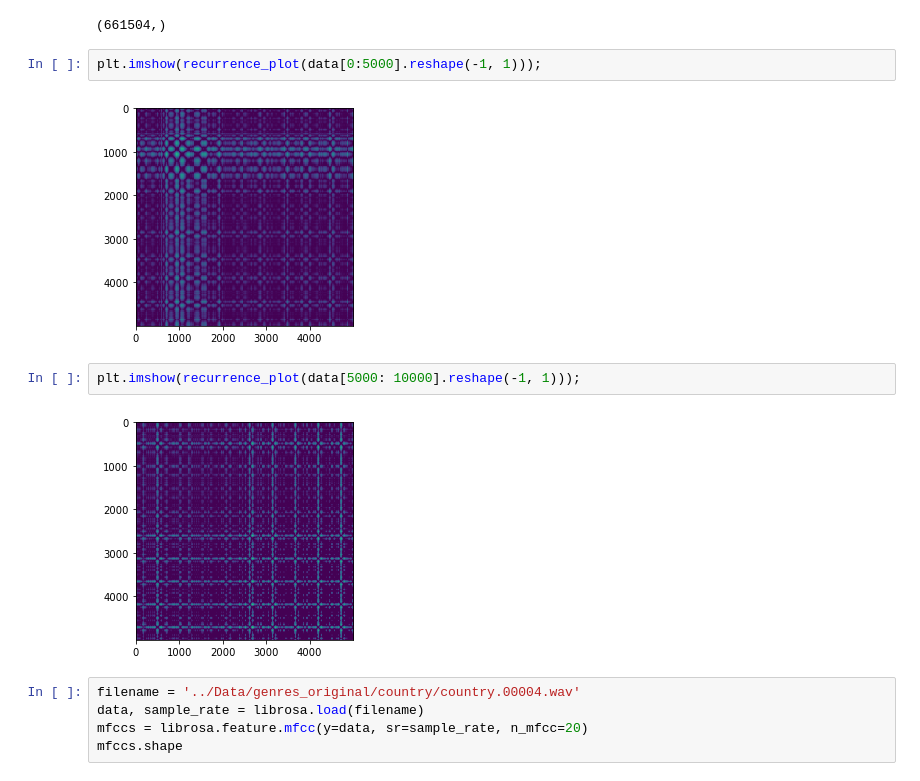
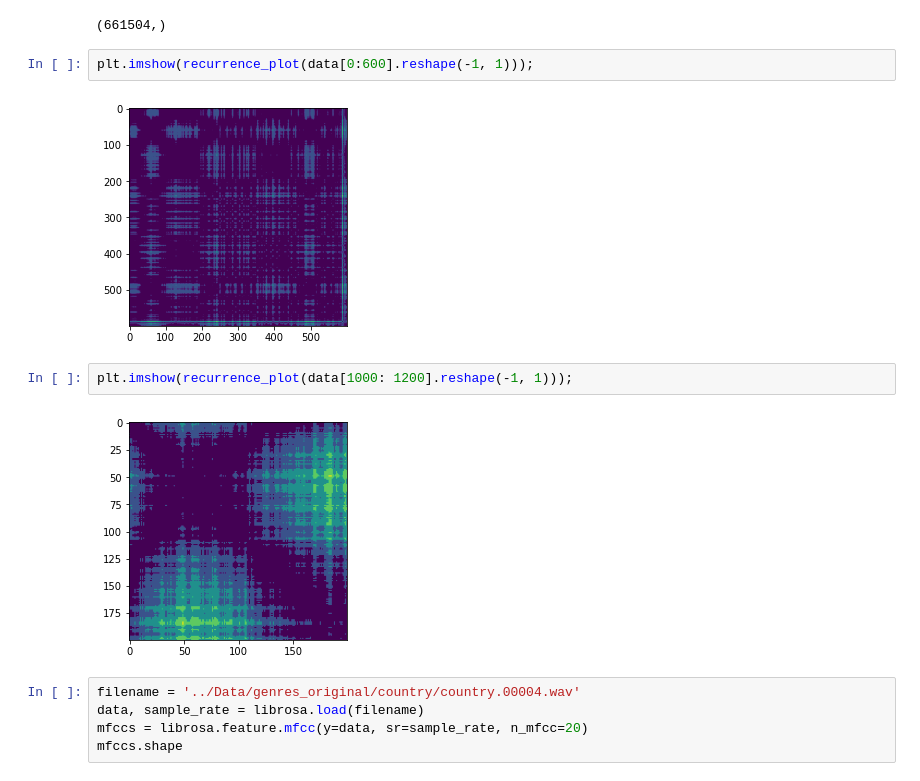
Before and after one commit to Nihal-Srivastava05/Music-Genre-Classification-GTZAN, a Jupyter notebook: Notebooks/EDA.ipynb, the cells around one changed output. Cells and saved outputs as stored; diff of their text form.

```diff
--- a/Notebooks/EDA.ipynb
+++ b/Notebooks/EDA.ipynb
@@ -200,13 +200,13 @@ data.shape
 # %% [output]
 (661504,)
 # %%
-plt.imshow(recurrence_plot(data[0:5000].reshape(-1, 1)));
+plt.imshow(recurrence_plot(data[0:600].reshape(-1, 1)));
 # %% [output]
-[figure, old version]
+[figure, new version]
 # %%
-plt.imshow(recurrence_plot(data[5000: 10000].reshape(-1, 1)));
+plt.imshow(recurrence_plot(data[1000: 1200].reshape(-1, 1)));
 # %% [output]
-[figure, old version]
+[figure, new version]
 # %%
 filename = '../Data/genres_original/country/country.00004.wav'
 data, sample_rate = librosa.load(filename)
```
Also changed, not shown: 10 other files.
